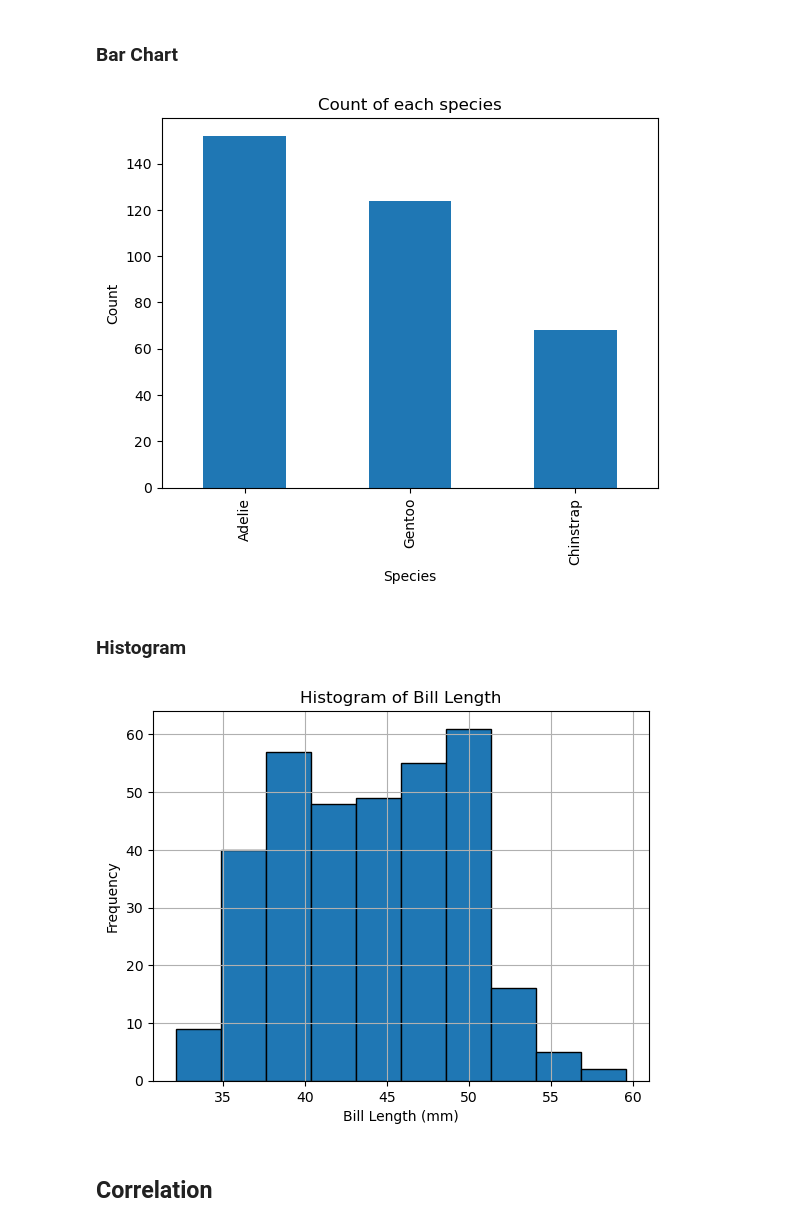
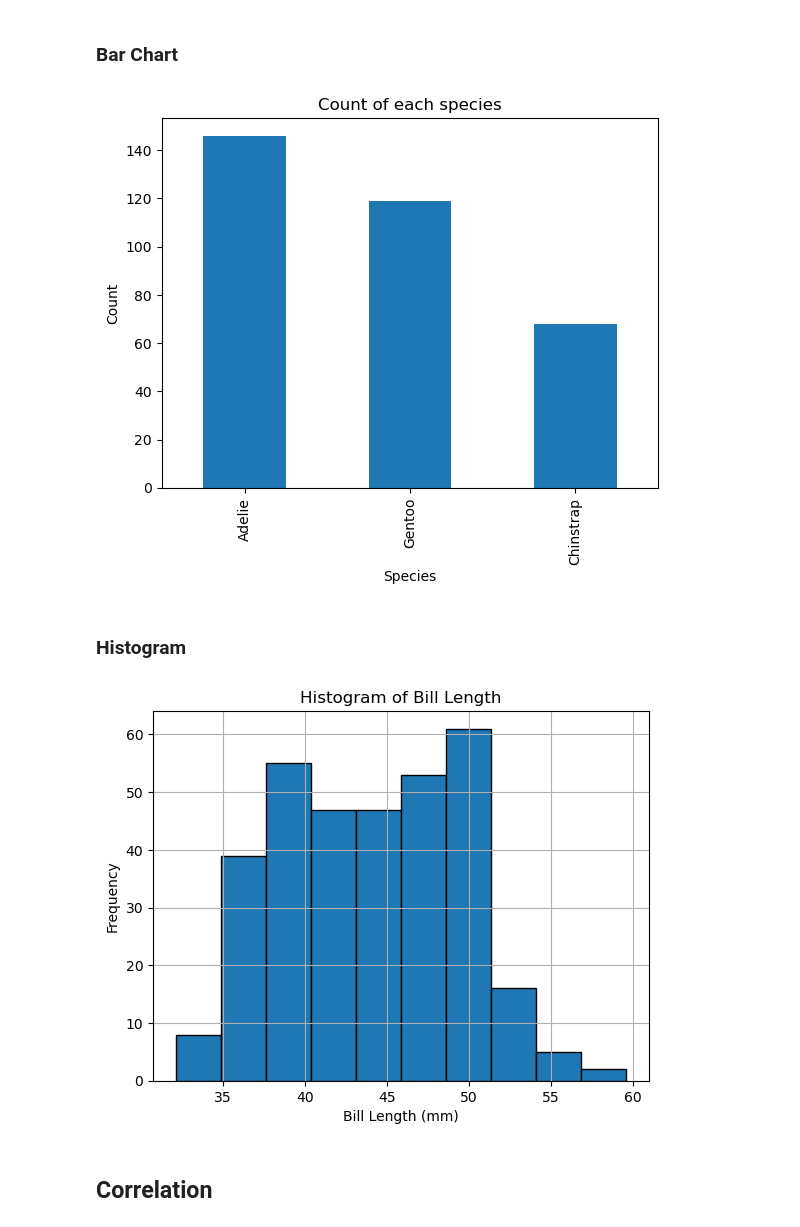
Before and after one commit to Rahuldewan27/8634----PRINCIPLES-OF-DATA-ANALYTICS, a Jupyter notebook: penguins.ipynb, the cells around one changed output. Saved outputs shown, nothing was run; the diff lists cells and outputs as text; code cells hidden in the pictures.

```diff
--- a/penguins.ipynb
+++ b/penguins.ipynb
@@ -267,0 +271,4 @@ We are not using intergers due to there being fractional values, date-time due t
+# %%
+# Drop NaN values in the data set.
+
+df_clean_data = df.dropna()
@@ -271,7 +332,7 @@ We are not using intergers due to there being fractional values, date-time due t
 ### Bar Chart
 # %%
 # Count of each species.
-species_count = df['species'].value_counts()
+species_count = df_clean_data['species'].value_counts()
 
 #Plot the count of each species.
 species_count.plot(kind='bar')
@@ -283,19 +344,19 @@ plt.ylabel('Count')
 # Display the plot.
 plt.show()
 # %% [output]
-[figure, old version]
+[figure, new version]
 # %% [markdown]
 ### Histogram
 # %%
 # Creating a histogram for bill length
-plt.hist(df['bill_length_mm'], bins=10, edgecolor='black')
+plt.hist(df_clean_data['bill_length_mm'], bins=10, edgecolor='black')
 plt.title('Histogram of Bill Length')
 plt.xlabel('Bill Length (mm)')
 plt.ylabel('Frequency')
 plt.grid(True)
 
 plt.show()
 # %% [output]
-[figure, old version]
+[figure, new version]
 # %% [markdown]
 ## Correlation
```
Also changed, not shown: parts of 21 cells of this notebook.
